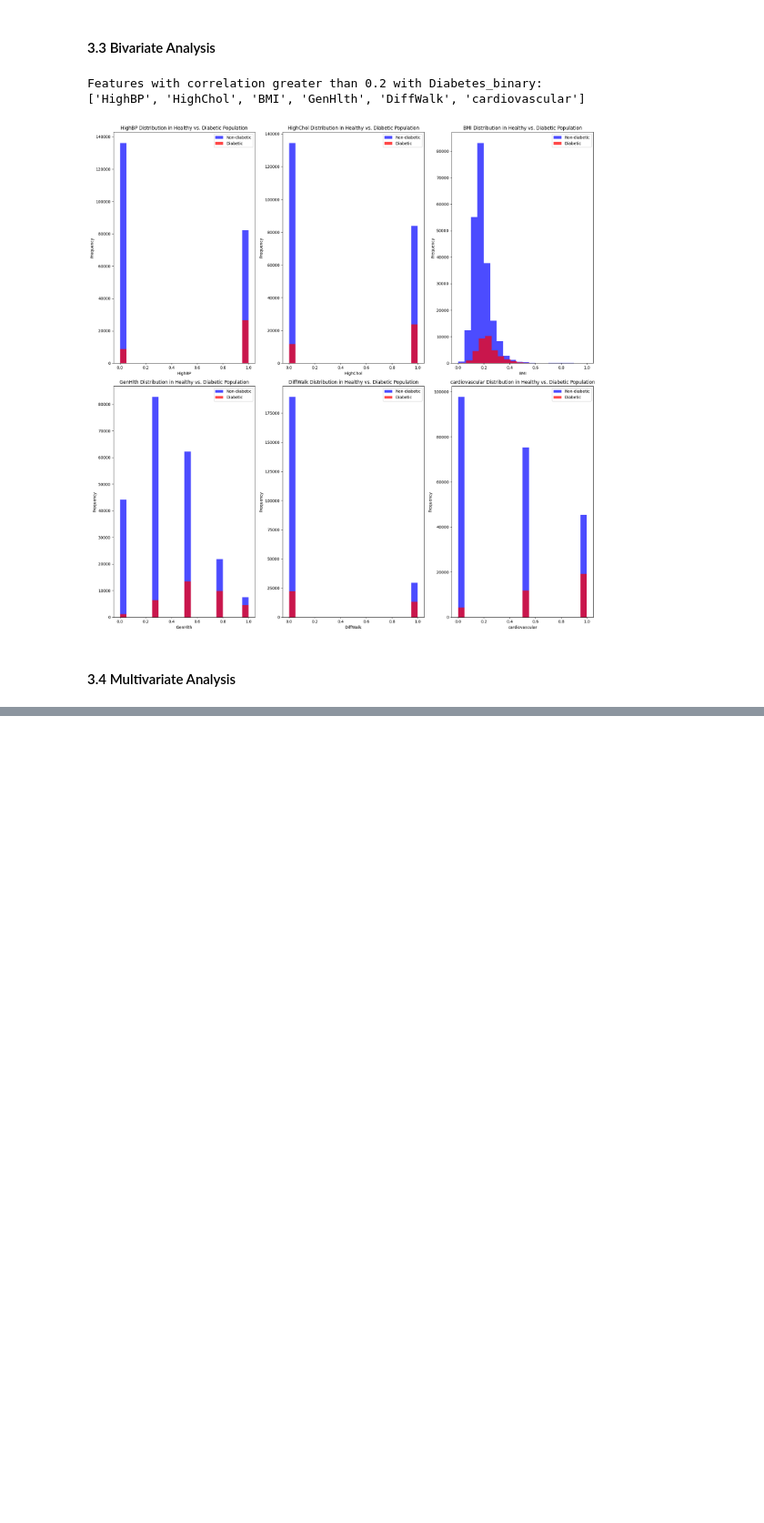
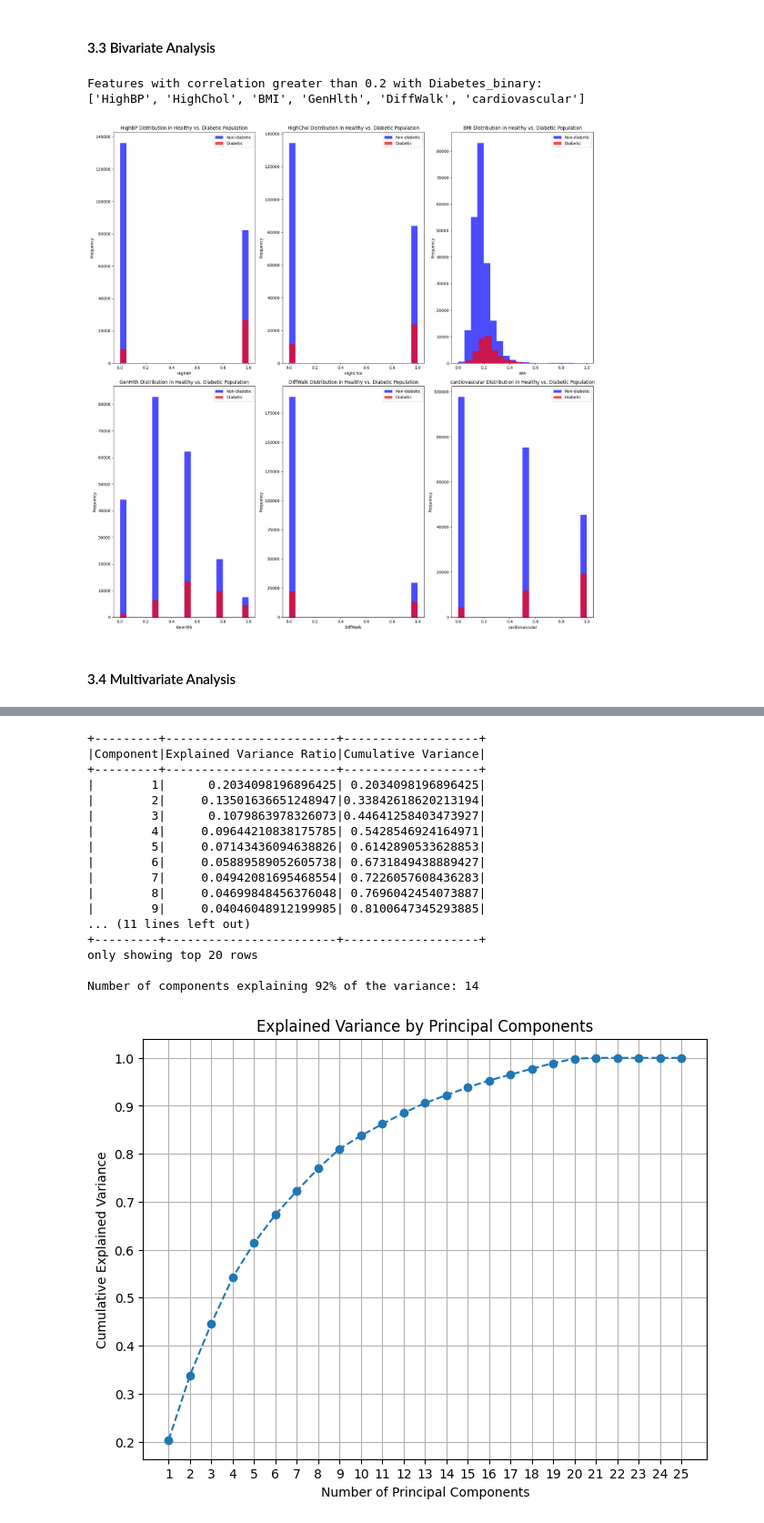
Before and after one commit to Mortal-Suen/CDC_bigdata_analytics, a Jupyter notebook: CDC.ipynb, the cells around one changed output, grey strips where cells are left out. Shown at 91% size. Cells and saved outputs as stored; diff of their text form; code cells hidden in the pictures; blank space fills up the shorter version.

```diff
--- a/CDC.ipynb
+++ b/CDC.ipynb
@@ -488,0 +488,9 @@ plt.show()
+# %%
+assembler = VectorAssembler(inputCols=X_pyspark.columns, outputCol="features")
+X_vector = assembler.transform(X_pyspark).select("features")
+# %%
+pca = PCA(k=len(X_pyspark.columns), inputCol="features", outputCol="pca_features")
+pca_model = pca.fit(X_vector)
+
+# Transform the dataset with the PCA model
+X_pca = pca_model.transform(X_vector)
@@ -488,0 +508,52 @@ plt.show()
+# %%
+explained_variance = pca_model.explainedVariance
+
+# Convert to a list of explained variance ratios
+explained_variance_list = explained_variance.toArray().tolist()
+
+# Create a Spark DataFrame from the explained variance ratios
+explained_variance_df = spark.createDataFrame([(i+1, explained_variance_list[i]) for i in range(len(explained_variance_list))], ["Component", "Explained Variance Ratio"])
+
+# Calculate cumulative variance
+explained_variance_df = explained_variance_df.withColumn("Cumulative Variance", F.sum("Explained Variance Ratio").over(Window.orderBy("Component")))
+
+# Show the explained variance and cumulative variance
+explained_variance_df.show()
+
+# Convert to a Pandas DataFrame for plotting
+explained_variance_pd = explained_variance_df.toPandas()
+
+# Find the number of components that explain 92% of the variance
+num_components_92 = explained_variance_pd[explained_variance_pd["Cumulative Variance"] >= 0.92].index[0] + 1  # Add 1 because index starts at 0
+
+# Print the number of components
+print(f"Number of components explaining 92% of the variance: {num_components_92}")
+
+# Plot the explained variance
+plt.figure(figsize=(8,6))
+plt.plot(explained_variance_pd["Component"], explained_variance_pd["Cumulative Variance"], marker='o', linestyle='--')
+plt.title('Explained Variance by Principal Components')
+plt.xlabel('Number of Principal Components')
+plt.ylabel('Cumulative Explained Variance')
+plt.xticks(range(1, len(explained_variance_pd) + 1))  # Set x-ticks to be the component numbers
+plt.grid(True)
+plt.show()
+# %% [output]
++---------+------------------------+-------------------+
+|Component|Explained Variance Ratio|Cumulative Variance|
++---------+------------------------+-------------------+
+|        1|      0.2034098196896425| 0.2034098196896425|
+|        2|     0.13501636651248947|0.33842618620213194|
+|        3|      0.1079863978326073|0.44641258403473927|
+|        4|     0.09644210838175785| 0.5428546924164971|
+|        5|     0.07143436094638826| 0.6142890533628853|
+|        6|     0.05889589052605738| 0.6731849438889427|
+|        7|     0.04942081695468554| 0.7226057608436283|
+|        8|     0.04699848456376048| 0.7696042454073887|
+|        9|     0.04046048912199985| 0.8100647345293885|
+... (11 lines left out)
++---------+------------------------+-------------------+
+only showing top 20 rows
+
+Number of components explaining 92% of the variance: 14
+[figure, added]
```
Also changed, not shown: parts of 24 cells of this notebook.
